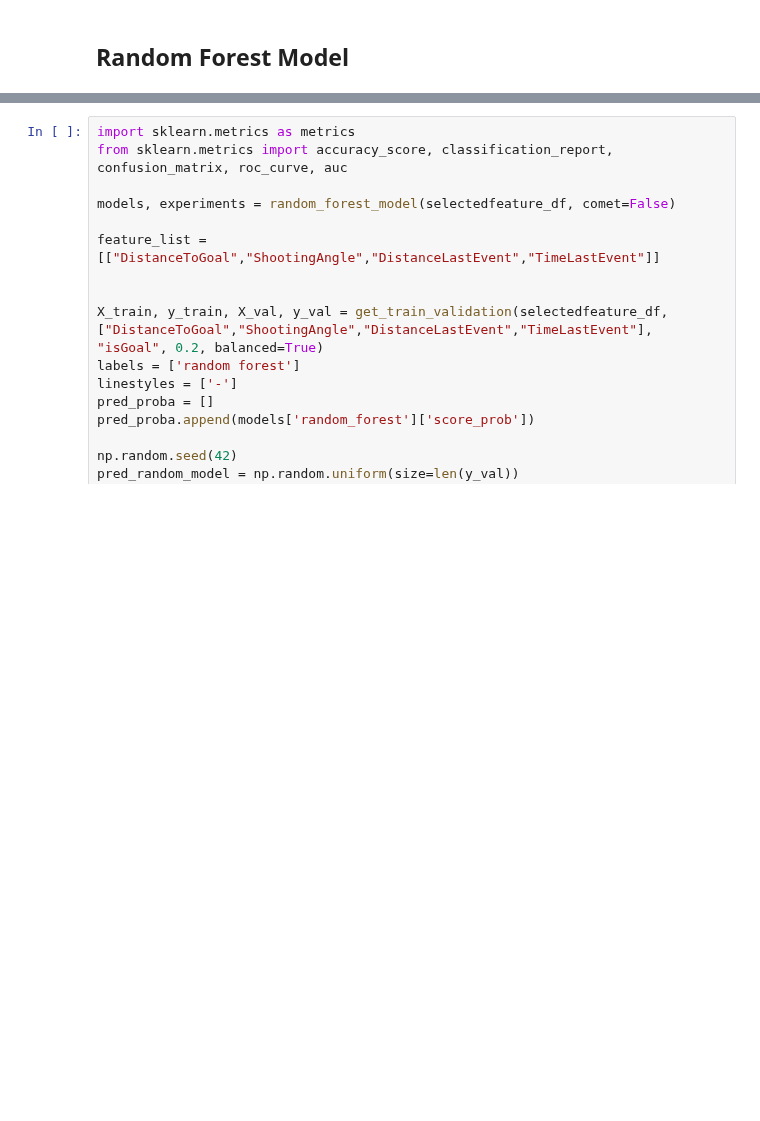
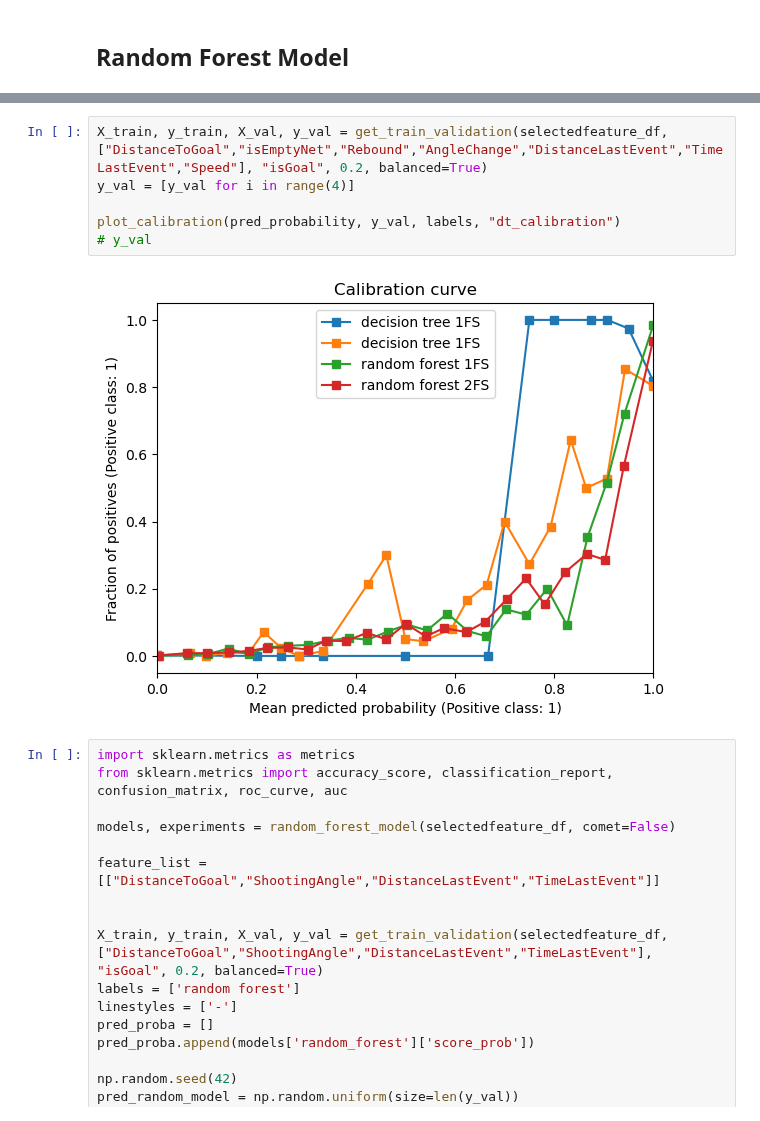
Before and after one commit to miloshdevic/NHL_analytics, a Jupyter notebook: decision_tree_random_forest.ipynb, the cells around one changed output, grey strips where cells are left out. Cells and saved outputs as stored; diff of their text form; blank space fills up the shorter version.

```diff
--- a/decision_tree_random_forest.ipynb
+++ b/decision_tree_random_forest.ipynb
@@ -336,3 +360,11 @@ models#, models['score_prob']
+# %%
+X_train, y_train, X_val, y_val = get_train_validation(selectedfeature_df, ["DistanceToGoal","isEmptyNet","Rebound","AngleChange","DistanceLastEvent","TimeLastEvent","Speed"], "isGoal", 0.2, balanced=True)
+y_val = [y_val for i in range(4)]
+
+plot_calibration(pred_probability, y_val, labels, "dt_calibration")
+# y_val
+# %% [output]
+[figure, added]
 # %%
 import sklearn.metrics as metrics
 from sklearn.metrics import accuracy_score, classification_report, confusion_matrix, roc_curve, auc
```
Also changed, not shown: parts of 23 cells of this notebook, 1 other file.
